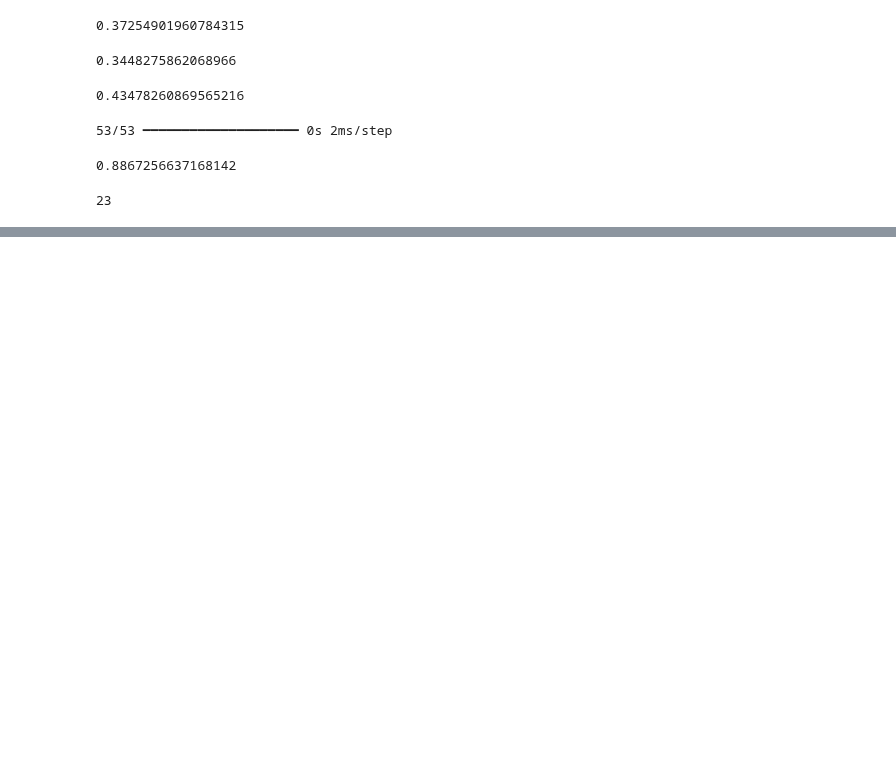
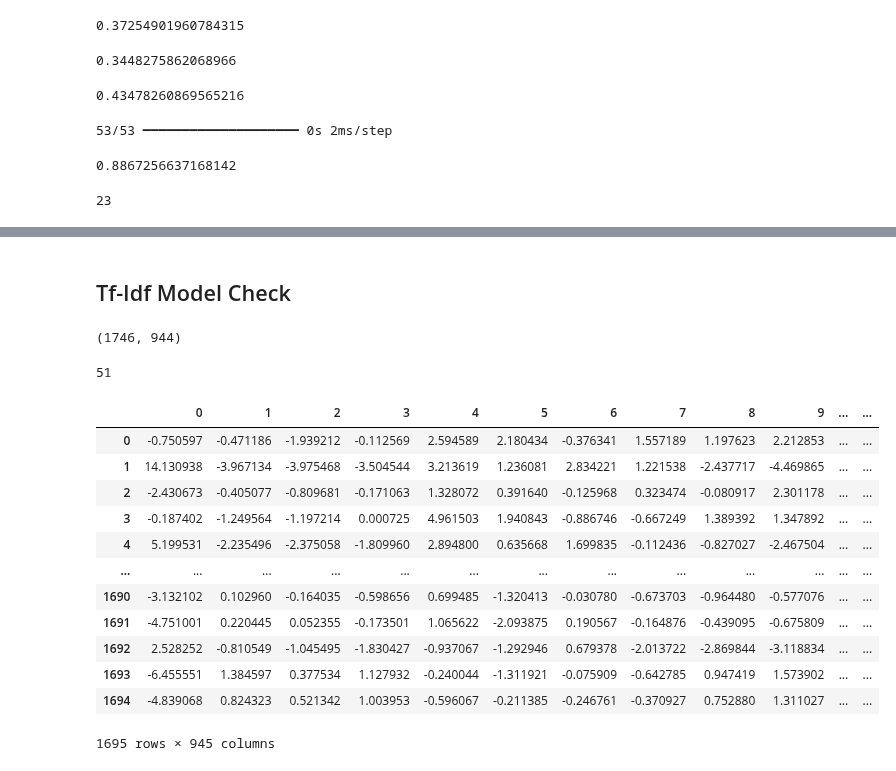
Before and after one commit to 37nomad/Stock-Sentiment-Analysis-Using-Machine-Learning, a Jupyter notebook: Finance_Project/Project2.ipynb, the cells around one changed output, grey strips where cells are left out. Cells and saved outputs as stored; diff of their text form; code cells hidden in the pictures; blank space fills up the shorter version.

Commit message:
done with model finding

```diff
--- a/Finance_Project/Project2.ipynb
+++ b/Finance_Project/Project2.ipynb
@@ -639,7 +639,7 @@ from sklearn.preprocessing import StandardScaler
 scaler= StandardScaler()
 tfidf_df_scaled= scaler.fit_transform(tfidf_df)
 # %%
-pca= PCA(n_components=0.95)
+pca= PCA(n_components=0.75)
 # %%
 tfidf_pca=pca.fit_transform(tfidf_df_scaled)
 # %%
@@ -1737,0 +2172,2 @@ y_test.sum()
+# %% [markdown]
+## Tf-Idf Model Check
@@ -1737,0 +2183,8 @@ y_test.sum()
+# %%
+tfidf_pca.shape
+# %% [output]
+(1746, 944)
+# %%
+test_size
+# %% [output]
+51
@@ -1737,0 +2194,17 @@ y_test.sum()
+# %%
+comb_train=pd.concat([pd.DataFrame(tfidf_pca[:-test_size]),df4['Label'][:-test_size]],axis=1)
+comb_train
+# %% [output]
+|  | 0 | 1 | 2 | 3 | 4 | 5 | 6 | 7 | 8 | 9 | ... | ... |
+| 0 | -0.750597 | -0.471186 | -1.939212 | -0.112569 | 2.594589 | 2.180434 | -0.376341 | 1.557189 | 1.197623 | 2.212853 | ... | ... |
+| 1 | 14.130938 | -3.967134 | -3.975468 | -3.504544 | 3.213619 | 1.236081 | 2.834221 | 1.221538 | -2.437717 | -4.469865 | ... | ... |
+| 2 | -2.430673 | -0.405077 | -0.809681 | -0.171063 | 1.328072 | 0.391640 | -0.125968 | 0.323474 | -0.080917 | 2.301178 | ... | ... |
+| 3 | -0.187402 | -1.249564 | -1.197214 | 0.000725 | 4.961503 | 1.940843 | -0.886746 | -0.667249 | 1.389392 | 1.347892 | ... | ... |
+| 4 | 5.199531 | -2.235496 | -2.375058 | -1.809960 | 2.894800 | 0.635668 | 1.699835 | -0.112436 | -0.827027 | -2.467504 | ... | ... |
+| ... | ... | ... | ... | ... | ... | ... | ... | ... | ... | ... | ... | ... |
+| 1690 | -3.132102 | 0.102960 | -0.164035 | -0.598656 | 0.699485 | -1.320413 | -0.030780 | -0.673703 | -0.964480 | -0.577076 | ... | ... |
+| 1691 | -4.751001 | 0.220445 | 0.052355 | -0.173501 | 1.065622 | -2.093875 | 0.190567 | -0.164876 | -0.439095 | -0.675809 | ... | ... |
+| 1692 | 2.528252 | -0.810549 | -1.045495 | -1.830427 | -0.937067 | -1.292946 | 0.679378 | -2.013722 | -2.869844 | -3.118834 | ... | ... |
+| 1693 | -6.455551 | 1.384597 | 0.377534 | 1.127932 | -0.240044 | -1.311921 | -0.075909 | -0.642785 | 0.947419 | 1.573902 | ... | ... |
+| 1694 | -4.839068 | 0.824323 | 0.521342 | 1.003953 | -0.596067 | -0.211385 | -0.246761 | -0.370927 | 0.752880 | 1.311027 | ... | ... |
+1695 rows × 945 columns
```
Also changed, not shown: parts of 155 cells of this notebook.
